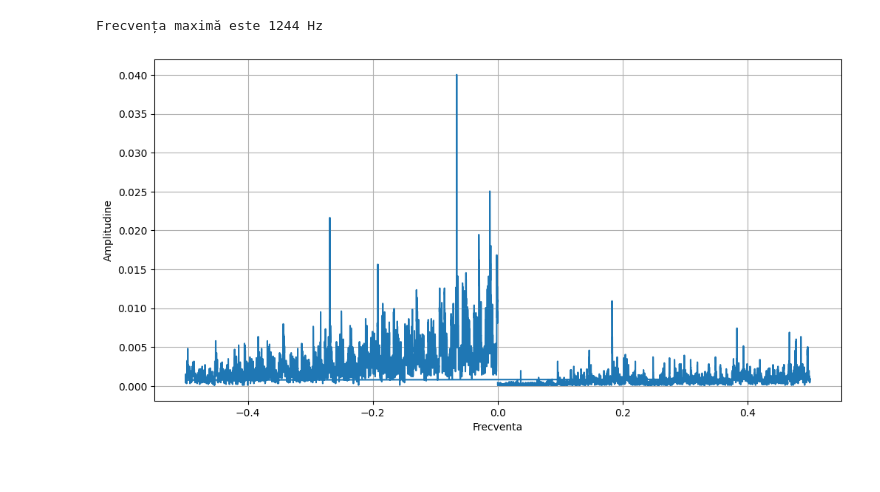
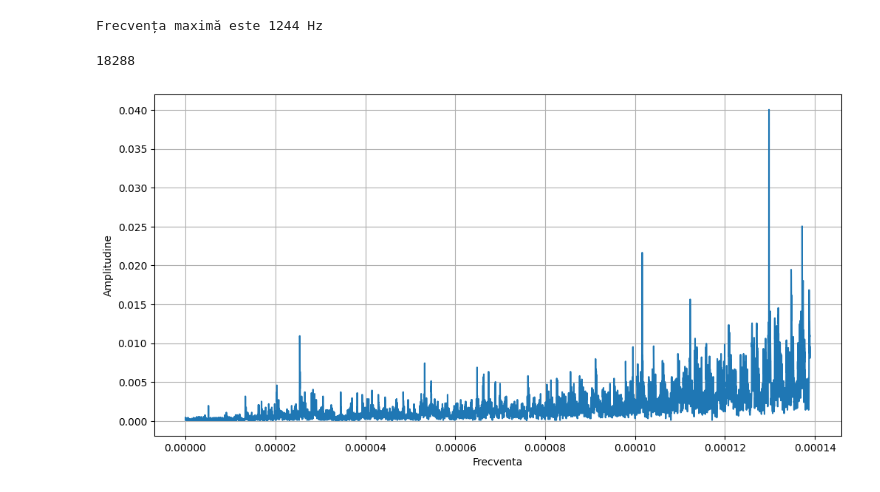
Before and after one commit to laurentiucretu68/ProcesareaSemnalelor, a Jupyter notebook: Laborator5/main.ipynb, the cells around one changed output. Drawn from its saved outputs; the diff is of its cells as text; code cells hidden in the pictures.

```diff
--- a/Laborator5/main.ipynb
+++ b/Laborator5/main.ipynb
@@ -49,24 +49,27 @@ print(f'Frecvența maximă este {max_frequency} Hz')
 Frecvența maximă este 1244 Hz
 # %%
 # Pct d
+N = len(count)
+print(N)
 fft_result = np.fft.fft(count)
-fft_result = np.abs(fft_result / len(count))
-fft_result = fft_result[:len(count) // 2]
+fft_result = np.abs(fft_result / N)
+fft_result = fft_result[:N // 2]
 
-fft_freq = np.fft.fftfreq(len(count) // 2)
+freq = sampling_rate * np.linspace(0, int(N/2), int(N/2)) / N
 
 plt.figure(figsize=(12, 6))
-plt.plot(fft_freq, fft_result)
+plt.plot(freq, fft_result)
 plt.xlabel('Frecventa')
 plt.ylabel('Amplitudine')
 plt.grid(True)
 
 if not os.path.exists('pct_d'):
     os.mkdir('pct_d')
 
 plt.savefig(os.path.join('pct_d', f"pct_d.png"))
 plt.savefig(os.path.join('pct_d', f"pct_d.pdf"))
 
 plt.show()
 # %% [output]
+18288
-[figure, old version]
+[figure, new version]
```
Also changed, not shown: 2 other files.
